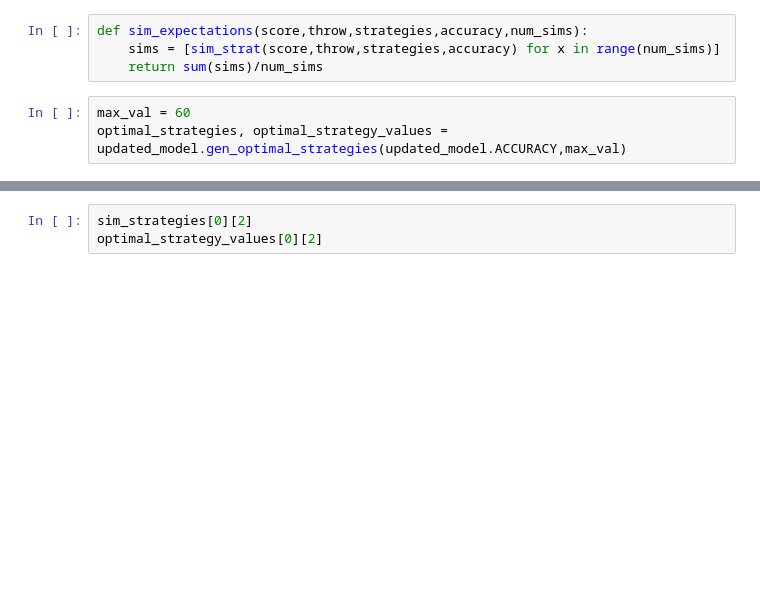
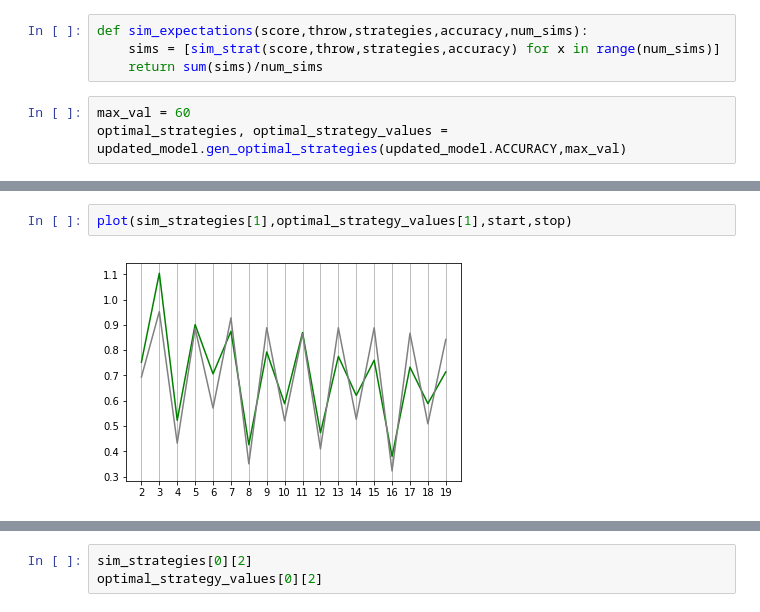
Before and after one commit to oli5679/darts, a Jupyter notebook: simulator.ipynb, the cells around one changed output, grey strips where cells are left out. Cells and saved outputs as stored; diff of their text form; blank space fills up the shorter version.

```diff
--- a/simulator.ipynb
+++ b/simulator.ipynb
@@ -90,0 +110,4 @@ plt.show()
+# %%
+plot(sim_strategies[1],optimal_strategy_values[1],start,stop)
+# %% [output]
+[figure, added]
```
Also changed, not shown: parts of 14 cells of this notebook, 5 other files.
